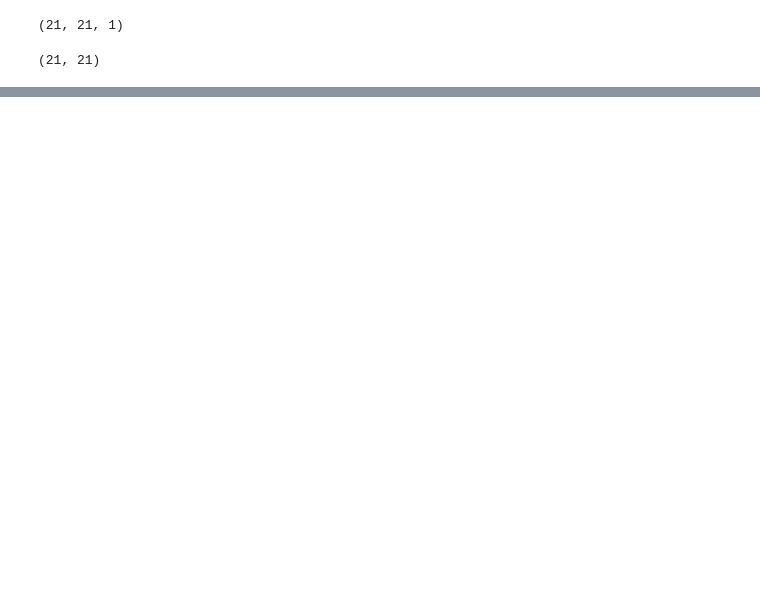
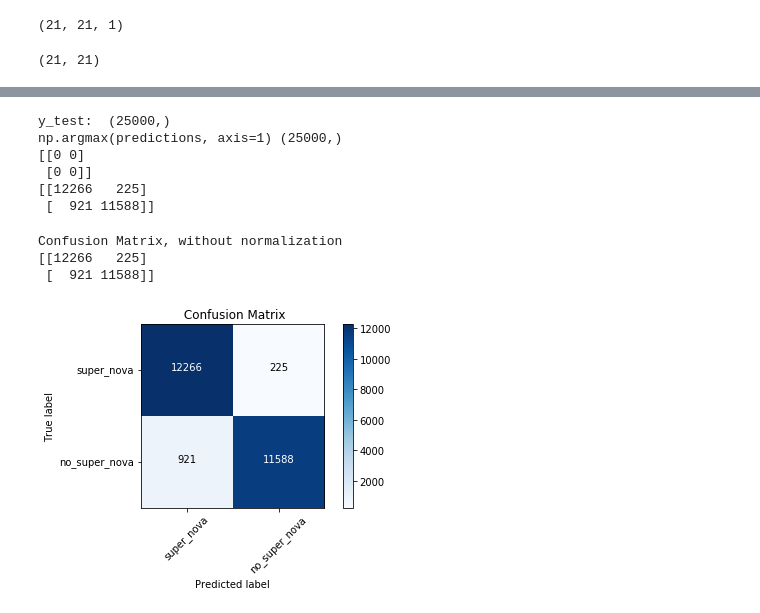
Before and after one commit to AndreTeixeira1998/EL4106-1oProyecto, a Jupyter notebook: main.ipynb, the cells around one changed output, grey strips where cells are left out. Drawn from its saved outputs; the diff is of its cells as text; code cells hidden in the pictures; blank space fills up the shorter version.

```diff
--- a/main.ipynb
+++ b/main.ipynb
@@ -198,6 +201,6 @@ model.save('super_nova_class.model')
 # %%
 new_model = tf.keras.models.load_model('super_nova_class.model')
 # %%
-predictions = new_model.predict(r_x_test)
-print(predictions)
+predictions_t = new_model.predict(r_x_test, batch_size=10)
+print(predictions_t)
 # %% [output]
@@ -314,0 +376,67 @@ acertou!
+# %%
+print('y_test: ', y_test.shape)
+print('np.argmax(predictions, axis=1)', np.argmax(predictions_t, axis=1).shape)
+test_labels=y_test
+rounded_predictions= model.predict_classes(r_x_test, batch_size=10)
+
+
+cm= confusion_matrix(test_labels, rounded_predictions)
+
+cm_2= np.zeros((2,2), dtype=int)
+print(cm_2)
+cm_2[0,0]=cm[1,1]
+cm_2[1,1]=cm[0,0]
+cm_2[1,0]=cm[0,1]
+cm_2[0,1]=cm[1,0]
+print(cm_2)
+
+cm=cm_2
+# %% [output]
+y_test:  (25000,)
+np.argmax(predictions, axis=1) (25000,)
+[[0 0]
+ [0 0]]
+[[12266   225]
+ [  921 11588]]
+# %%
+def plot_confusion_matrix(cm, classes,
+                          normalize=False,
+                          title='Confusion Matrix',
+                          cmap=plt.cm.Blues):
+    '''
+    This function prints and plots the confusion matix.
+    Normalize can be applied by setting 'normalize=True'
+    '''
+    plt.imshow(cm, interpolation='nearest', cmap=cmap)
+    plt.title(title)
+    plt.colorbar()
+    tick_marks=np.arange(len(classes))
+    plt.xticks(tick_marks, classes, rotation=45)
+    plt.yticks(tick_marks, classes)
+
+    if normalize:
+        cm= cm.astype('float') / cm.sum(axis-1)[:, np.newaxis]
+        print('Normalized Confusion Matrix')
+    else:
+        print('Confusion Matrix, without normalization')
+
+
+    print(cm)
+
+    thresh = cm.max()/2
+    for i,j in itertools.product(range(cm.shape[0]), range(cm.shape[1])):
+        plt.text(j,i,cm[i,j],
+                 horizontalalignment = 'center',
+                 color = 'white' if cm[i,j] > thresh else 'black')
+
+    plt.tight_layout()
+    plt.ylabel('True label')
+    plt.xlabel('Predicted label')
+# %%
+cm_plot_labels = ['super_nova','no_super_nova']
+plot_confusion_matrix(cm,cm_plot_labels, title = ' Confusion Matrix')
+# %% [output]
+Confusion Matrix, without normalization
+[[12266   225]
+ [  921 11588]]
+[figure, added]
```
Also changed, not shown: parts of 13 cells of this notebook, 1 other file.
